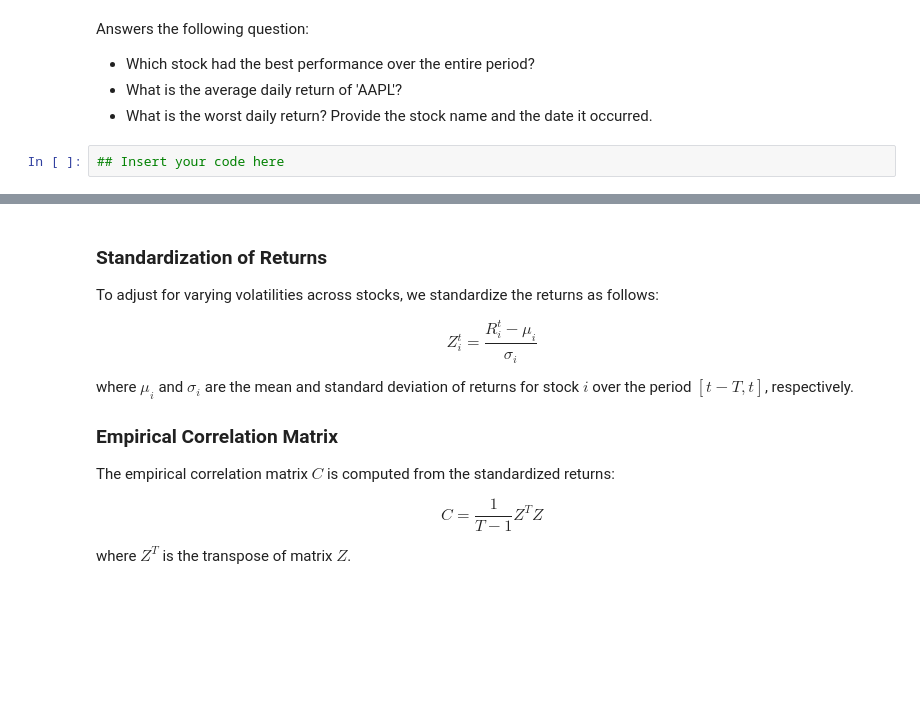
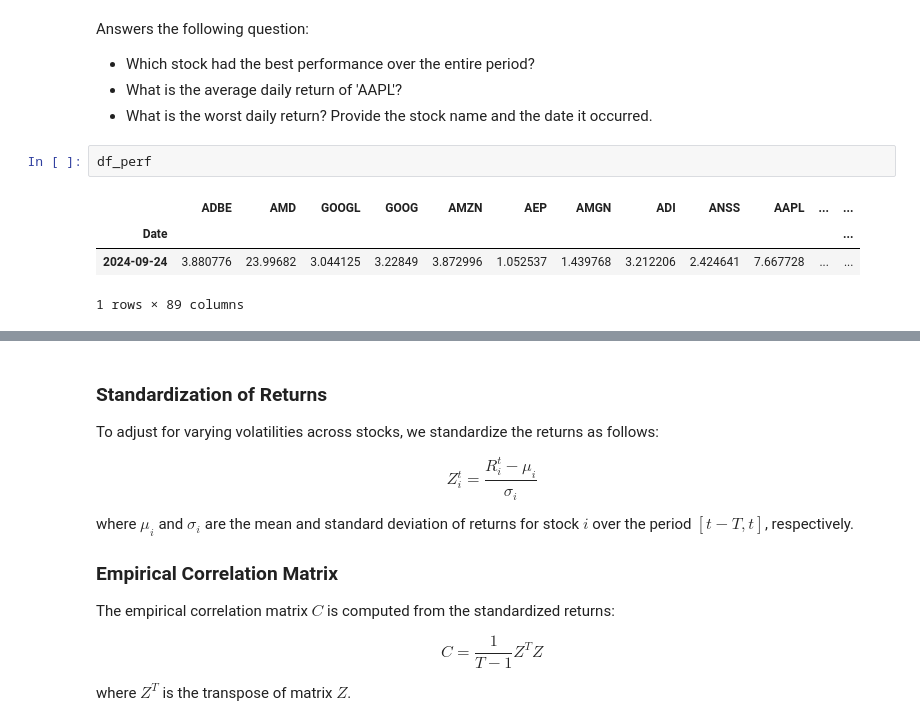
Before and after one commit to Jandsy/introduction_python_dauphine, a Jupyter notebook: Section_4/Partial_Solution_Strategy_and_LLM.ipynb, the cells around one changed output, grey strips where cells are left out. Cells and saved outputs as stored; diff of their text form; blank space fills up the shorter version.

```diff
--- a/Section_4/Partial_Solution_Strategy_and_LLM.ipynb
+++ b/Section_4/Partial_Solution_Strategy_and_LLM.ipynb
@@ -290,5 +306,10 @@ Answers the following question:
 - Which stock had the best performance over the entire period?
 - What is the average daily return of 'AAPL'?
 - What is the worst daily return? Provide the stock name and the date it occurred.
-# %%
-## Insert your code here
+# %%
+df_perf
+# %% [output]
+|  | ADBE | AMD | GOOGL | GOOG | AMZN | AEP | AMGN | ADI | ANSS | AAPL | ... | ... |
+| Date |  |  |  |  |  |  |  |  |  |  |  | ... |
+| 2024-09-24 | 3.880776 | 23.99682 | 3.044125 | 3.22849 | 3.872996 | 1.052537 | 1.439768 | 3.212206 | 2.424641 | 7.667728 | ... | ... |
+1 rows × 89 columns
```
Also changed, not shown: parts of 25 cells of this notebook.
